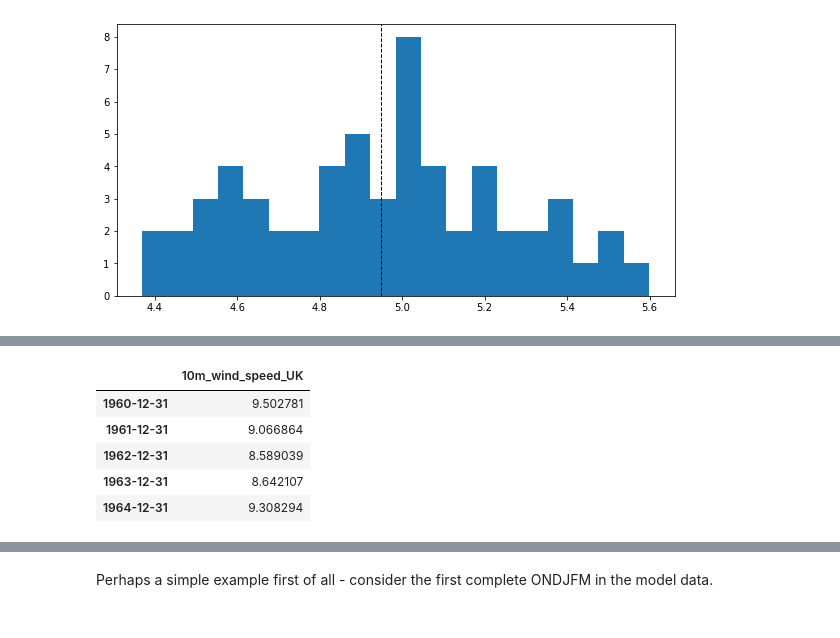
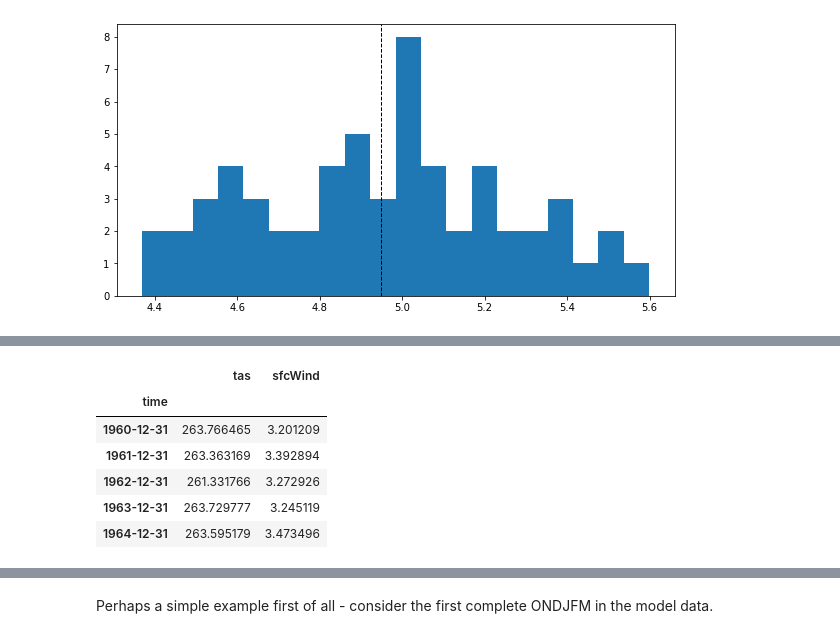
Before and after one commit to benhutchmet/unseen_multi_year, a Jupyter notebook: multi_year_unseen.ipynb, the cells around one changed output, grey strips where cells are left out. Saved outputs shown, nothing was run; the diff lists cells and outputs as text; code cells hidden in the pictures.

```diff
--- a/multi_year_unseen.ipynb
+++ b/multi_year_unseen.ipynb
@@ -706,0 +693,13 @@ for i in range(len(init_years)):
+# %%
+# load data for this model and obs
+# for the first NDJFM - leads 1-5
+# set up the directory
+dfs_dir = "/gws/nopw/j04/canari/users/benhutch/unseen/saved_dfs/"
+
+# Extract the data for the UK between 1960 and 2018 for the model tas and sfcWind
+model_sfcWind_fname = "HadGEM3-GC31-MM_sfcWind_Norway_ONDJFM_1960_2018_dcppA-hindcast_Amon.csv"
+model_tas_fname = "HadGEM3-GC31-MM_tas_Norway_ONDJFM_1960_2018_dcppA-hindcast_Amon.csv"
+
+# Extract the data for the UK between 1960 and 2018 for the obs
+obs_sfcWind_fname = "ERA5_obs_sfcWind_Norway_ONDJFM_1960_2018.csv"
+obs_tas_fname = "ERA5_obs_tas_Norway_ONDJFM_1960_2018.csv"
@@ -716,9 +778,37 @@ model_df.head()
+# %%
+# Extract NDJFM for the obs data
+df_ERA5_tas = pd.read_csv(os.path.join(dfs_dir, obs_tas_fname))
+df_ERA5_sfcWind = pd.read_csv(os.path.join(dfs_dir, obs_sfcWind_fname))
+
+# print(df_ERA5_tas.head())
+
+# sys.exit()
+
+# reset the names from obs to the variable
+df_ERA5_tas = df_ERA5_tas.rename(columns={'obs': 'tas'})
+df_ERA5_sfcWind = df_ERA5_sfcWind.rename(columns={'obs': 'sfcWind'})
+
+# merge on time
+df_ERA5 = pd.merge(df_ERA5_tas, df_ERA5_sfcWind, on=['time'])
+
+# make sure that time is datetime
+df_ERA5['time'] = pd.to_datetime(df_ERA5['time'])
+
+# set the index to time
+df_ERA5.set_index('time', inplace=True)
+
+# Subset to the months NDJFM or 11, 12, 1, 2, 3
+df_ERA5 = df_ERA5[df_ERA5.index.month.isin([10, 11, 12, 1, 2, 3])]
+
+# shift the index back by 3 months and take the annual mean
+df_ERA5_shifted = df_ERA5.shift(-3, freq='M').resample('A').mean()
 # %%
-obs_df_shifted.head()
+df_ERA5_shifted.head()
 # %% [output]
-|  | 10m_wind_speed_UK |
-| 1960-12-31 | 9.502781 |
-| 1961-12-31 | 9.066864 |
-| 1962-12-31 | 8.589039 |
-| 1963-12-31 | 8.642107 |
-| 1964-12-31 | 9.308294 |
+|  | tas | sfcWind |
+| time |  |  |
+| 1960-12-31 | 263.766465 | 3.201209 |
+| 1961-12-31 | 263.363169 | 3.392894 |
+| 1962-12-31 | 261.331766 | 3.272926 |
+| 1963-12-31 | 263.729777 | 3.245119 |
+| 1964-12-31 | 263.595179 | 3.473496 |
```
Also changed, not shown: parts of 20 cells of this notebook.
